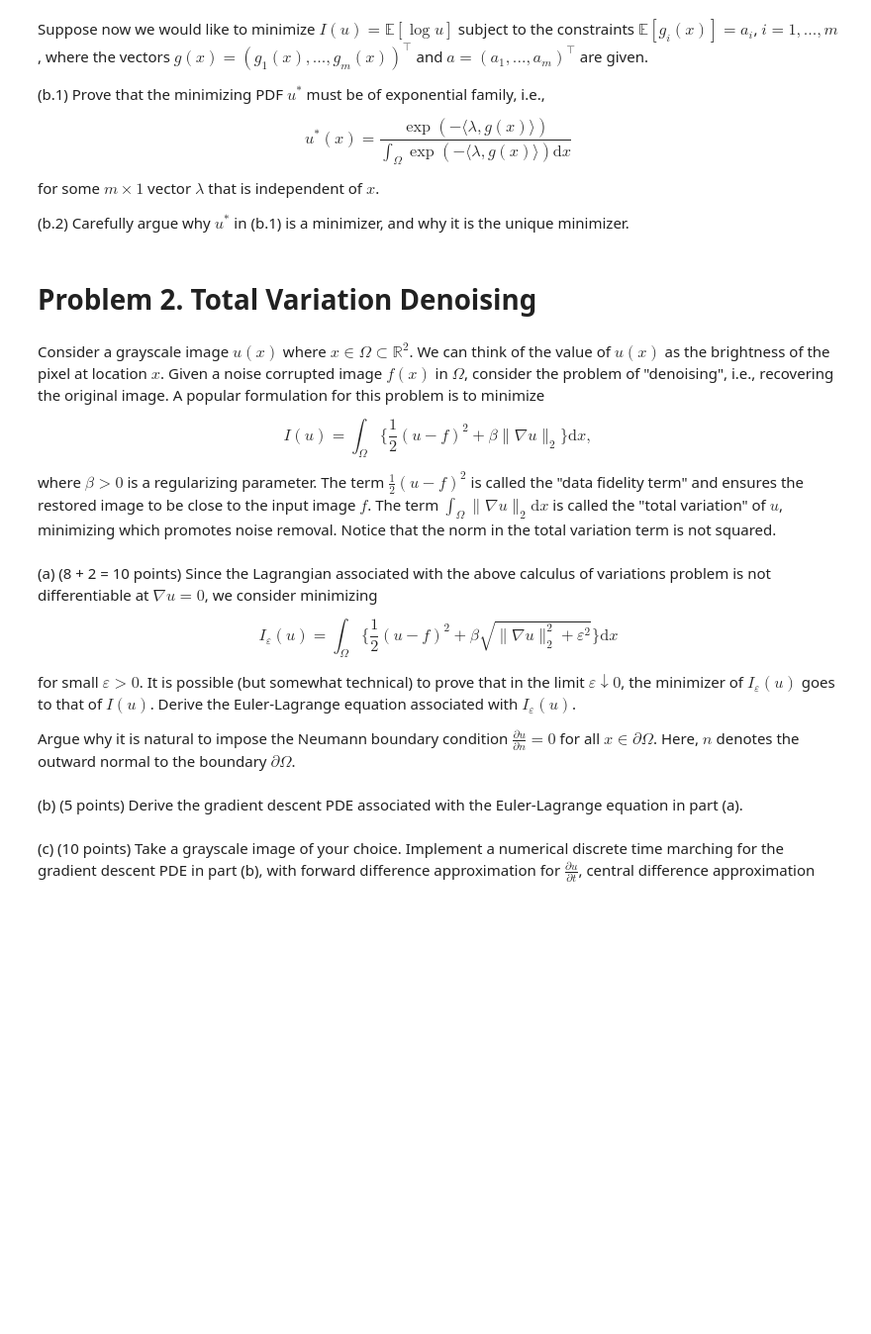
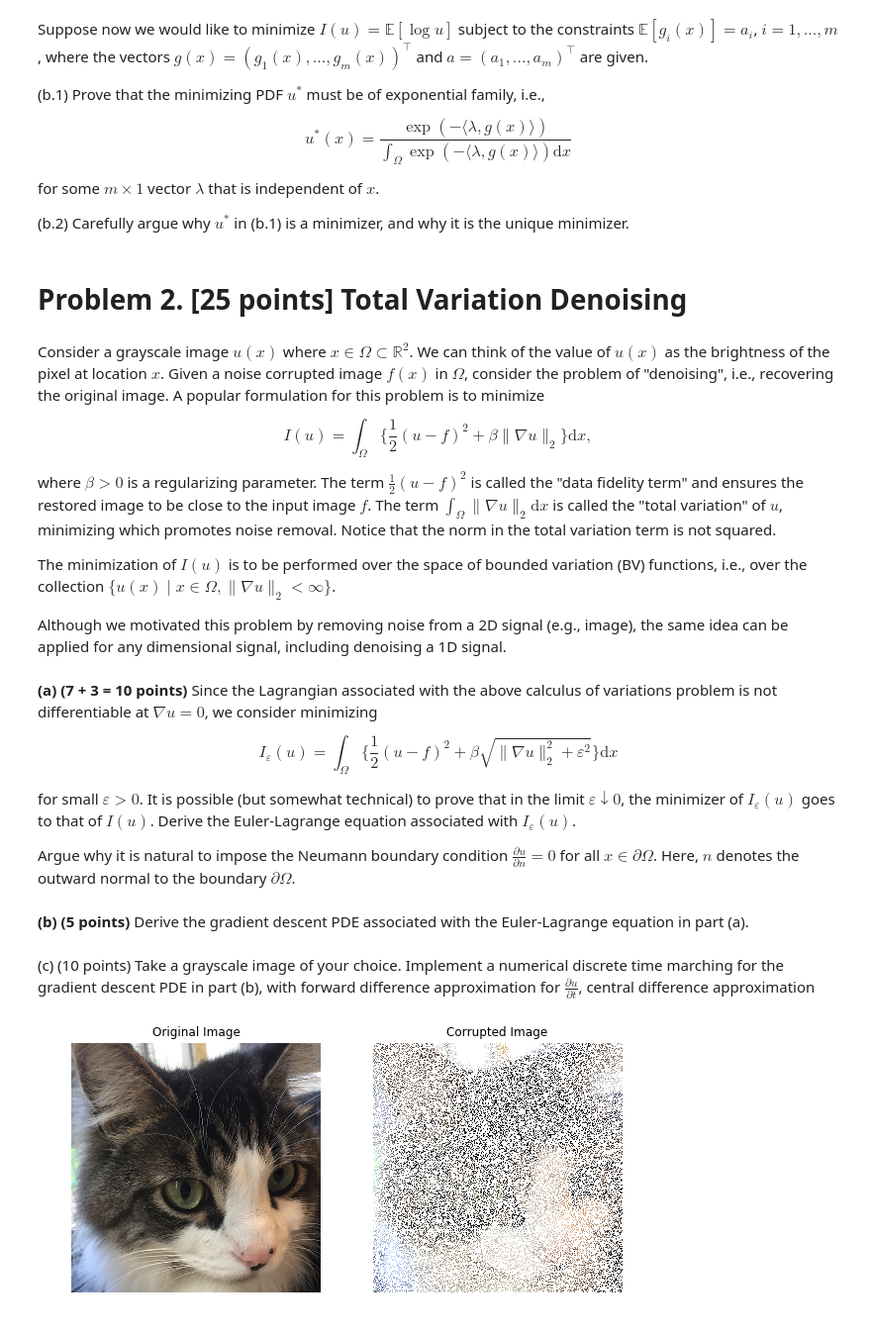
Before and after one commit to abhishekhalder/AMS-232-S19, a Jupyter notebook: HW1/HW1.ipynb, the cells around one changed output. Shown at 99% size. Saved outputs shown, nothing was run; the diff lists cells and outputs as text; code cells hidden in the pictures; blank space fills up the shorter version.

```diff
--- a/HW1/HW1.ipynb
+++ b/HW1/HW1.ipynb
@@ -29,15 +29,19 @@ for some $m\times 1$ vector $\lambda$ that is independent of $x$.
 
 (b.2) Carefully argue why $u^{*}$ in (b.1) is a minimizer, and why it is the unique minimizer.
 # %% [markdown]
-# Problem 2. Total Variation Denoising
+# Problem 2. [25 points] Total Variation Denoising
 # %% [markdown]
 Consider a grayscale image $u(x)$ where $x\in\Omega\subset\mathbb{R}^{2}$. We can think of the value of $u(x)$ as the brightness of the pixel at location $x$. Given a noise corrupted image $f(x)$ in $\Omega$, consider the problem of "denoising", i.e., recovering the original image. A popular formulation for this problem is to minimize
 
 $$I(u) = \displaystyle\int_{\Omega}\bigg\{\frac{1}{2}\left(u-f\right)^{2} + \beta\parallel\nabla u\parallel_{2}\bigg\}{\mathrm{d}}x,$$
 
 where $\beta>0$ is a regularizing parameter. The term $\frac{1}{2}(u-f)^{2}$ is called the "data fidelity term" and ensures the restored image to be close to the input image $f$. The term $\int_{\Omega}\parallel\nabla u\parallel_{2}{\mathrm{d}}x$ is called the "total variation" of $u$, minimizing which promotes noise removal. Notice that the norm in the total variation term is not squared.
+
+The minimization of $I(u)$ is to be performed over the space of bounded variation (BV) functions, i.e., over the collection $\{u(x) \mid x\in\Omega, \parallel\nabla u\parallel_{2} < \infty\}$.
+
+Although we motivated this problem by removing noise from a 2D signal (e.g., image), the same idea can be applied for any dimensional signal, including denoising a 1D signal.
 # %% [markdown]
-(a) (8 + 2 = 10 points) Since the Lagrangian associated with the above calculus of variations problem is not differentiable at $\nabla u = 0$, we consider minimizing
+**(a) (7 + 3 = 10 points)** Since the Lagrangian associated with the above calculus of variations problem is not differentiable at $\nabla u = 0$, we consider minimizing
 
 $$I_{\varepsilon}(u) = \displaystyle\int_{\Omega}\bigg\{\frac{1}{2}\left(u-f\right)^{2} + \beta\sqrt{\parallel\nabla u\parallel_{2}^{2} + \varepsilon^{2}}\bigg\}{\mathrm{d}}x$$
 
@@ -45,6 +49,37 @@ for small $\varepsilon>0$. It is possible (but somewhat technical) to prove that
 
 Argue why it is natural to impose the Neumann boundary condition $\frac{\partial u}{\partial n} = 0$ for all $x\in\partial\Omega$. Here, $n$ denotes the outward normal to the boundary $\partial\Omega$.
 # %% [markdown]
-(b) (5 points) Derive the gradient descent PDE associated with the Euler-Lagrange equation in part (a).
+**(b) (5 points)** Derive the gradient descent PDE associated with the Euler-Lagrange equation in part (a).
 # %% [markdown]
 (c) (10 points) Take a grayscale image of your choice. Implement a numerical discrete time marching for the gradient descent PDE in part (b), with forward difference approximation for $\frac{\partial u}{\partial t}$, central difference approximation
+# %%
+import matplotlib.pyplot as plt
+import numpy as np
+
+np.random.seed(1)
+# Load the images.
+u_orig = plt.imread("cat.png")
+rows, cols, colors = u_orig.shape
+
+# known is 1 if the pixel is known,
+# 0 if the pixel was corrupted.
+# The known matrix is initialized randomly.
+known = np.zeros((rows, cols, colors))
+for i in range(rows):
+    for j in range(cols):
+        if np.random.random() > 0.7:
+            for k in range(colors):
+                known[i, j, k] = 1
+u_corr = known * u_orig
+
+# Display the images.
+%matplotlib inline
+fig, ax = plt.subplots(1, 2, figsize=(10, 5))
+ax[0].imshow(u_orig, cmap='gray');
+ax[0].set_title("Original Image")
+ax[0].axis('off')
+ax[1].imshow(u_corr);
+ax[1].set_title("Corrupted Image")
+ax[1].axis('off');
+# %% [output]
+[figure, added]
```
Also changed, not shown: 1 other file.
